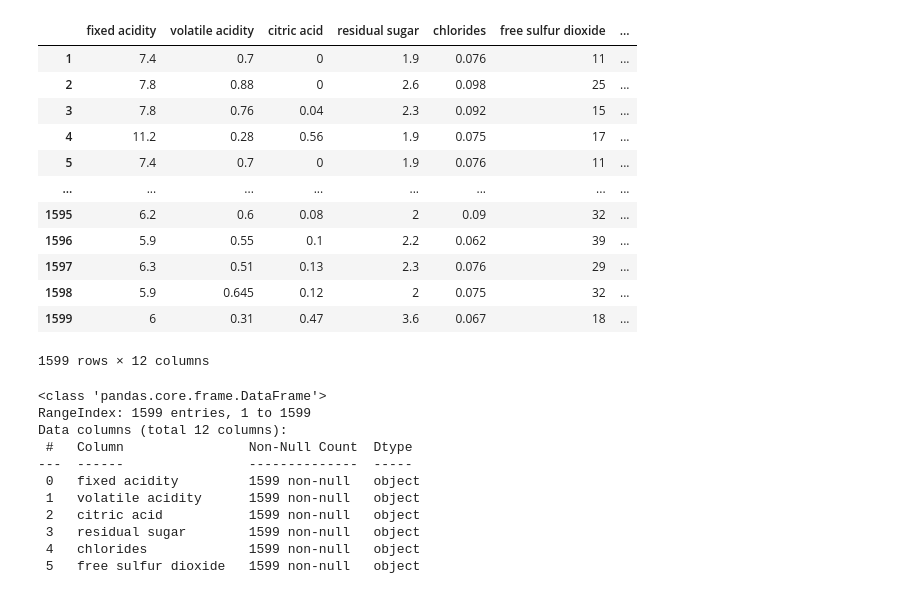
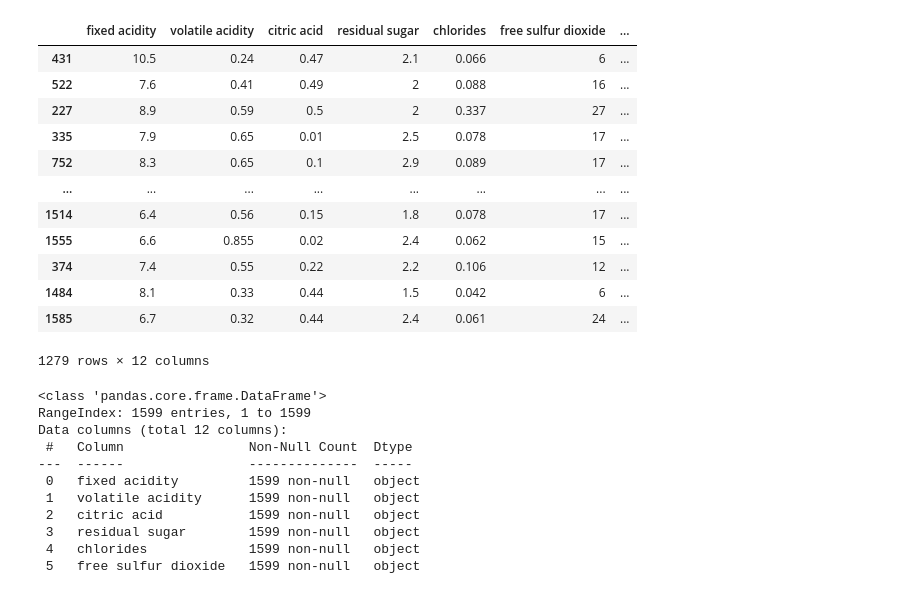
Before and after one commit to Ok3ks/Tabular_data, a Jupyter notebook: Red_wine_assess .ipynb, the cells around one changed output. Cells and saved outputs as stored; diff of their text form; code cells hidden in the pictures.

```diff
--- a/Red_wine_assess .ipynb
+++ b/Red_wine_assess .ipynb
@@ -33,24 +38,28 @@ with open(files) as f:
 # %%
 columns = ["fixed acidity","volatile acidity", "citric acid", "residual sugar", "chlorides", "free sulfur dioxide", "total sulfur dioxide","density","pH","sulphates","alcohol","quality"]
 red_wine_df = pd.DataFrame(content, columns = columns)
 red_wine_df.drop([0], inplace = True)
 
+main_var = red_wine_df['quality']
+
 red_wine_df.sample(frac= 1.0)
-red_wine_df
+train_red_wine_df, test_red_wine_df = train_test_split(red_wine_df, random_state= 32, test_size= 0.2, stratify = main_var)
+
+train_red_wine_df
 # %% [output]
 |  | fixed acidity | volatile acidity | citric acid | residual sugar | chlorides | free sulfur dioxide | ... |
-| 1 | 7.4 | 0.7 | 0 | 1.9 | 0.076 | 11 | ... |
-| 2 | 7.8 | 0.88 | 0 | 2.6 | 0.098 | 25 | ... |
-| 3 | 7.8 | 0.76 | 0.04 | 2.3 | 0.092 | 15 | ... |
-| 4 | 11.2 | 0.28 | 0.56 | 1.9 | 0.075 | 17 | ... |
-| 5 | 7.4 | 0.7 | 0 | 1.9 | 0.076 | 11 | ... |
+| 431 | 10.5 | 0.24 | 0.47 | 2.1 | 0.066 | 6 | ... |
+| 522 | 7.6 | 0.41 | 0.49 | 2 | 0.088 | 16 | ... |
+| 227 | 8.9 | 0.59 | 0.5 | 2 | 0.337 | 27 | ... |
+| 335 | 7.9 | 0.65 | 0.01 | 2.5 | 0.078 | 17 | ... |
+| 752 | 8.3 | 0.65 | 0.1 | 2.9 | 0.089 | 17 | ... |
 | ... | ... | ... | ... | ... | ... | ... | ... |
-| 1595 | 6.2 | 0.6 | 0.08 | 2 | 0.09 | 32 | ... |
-| 1596 | 5.9 | 0.55 | 0.1 | 2.2 | 0.062 | 39 | ... |
-| 1597 | 6.3 | 0.51 | 0.13 | 2.3 | 0.076 | 29 | ... |
-| 1598 | 5.9 | 0.645 | 0.12 | 2 | 0.075 | 32 | ... |
-| 1599 | 6 | 0.31 | 0.47 | 3.6 | 0.067 | 18 | ... |
+| 1514 | 6.4 | 0.56 | 0.15 | 1.8 | 0.078 | 17 | ... |
+| 1555 | 6.6 | 0.855 | 0.02 | 2.4 | 0.062 | 15 | ... |
+| 374 | 7.4 | 0.55 | 0.22 | 2.2 | 0.106 | 12 | ... |
+| 1484 | 8.1 | 0.33 | 0.44 | 1.5 | 0.042 | 6 | ... |
+| 1585 | 6.7 | 0.32 | 0.44 | 2.4 | 0.061 | 24 | ... |
-1599 rows × 12 columns
+1279 rows × 12 columns
 # %%
 red_wine_df.info()
 # %% [output]
```
Also changed, not shown: parts of 42 cells of this notebook.
